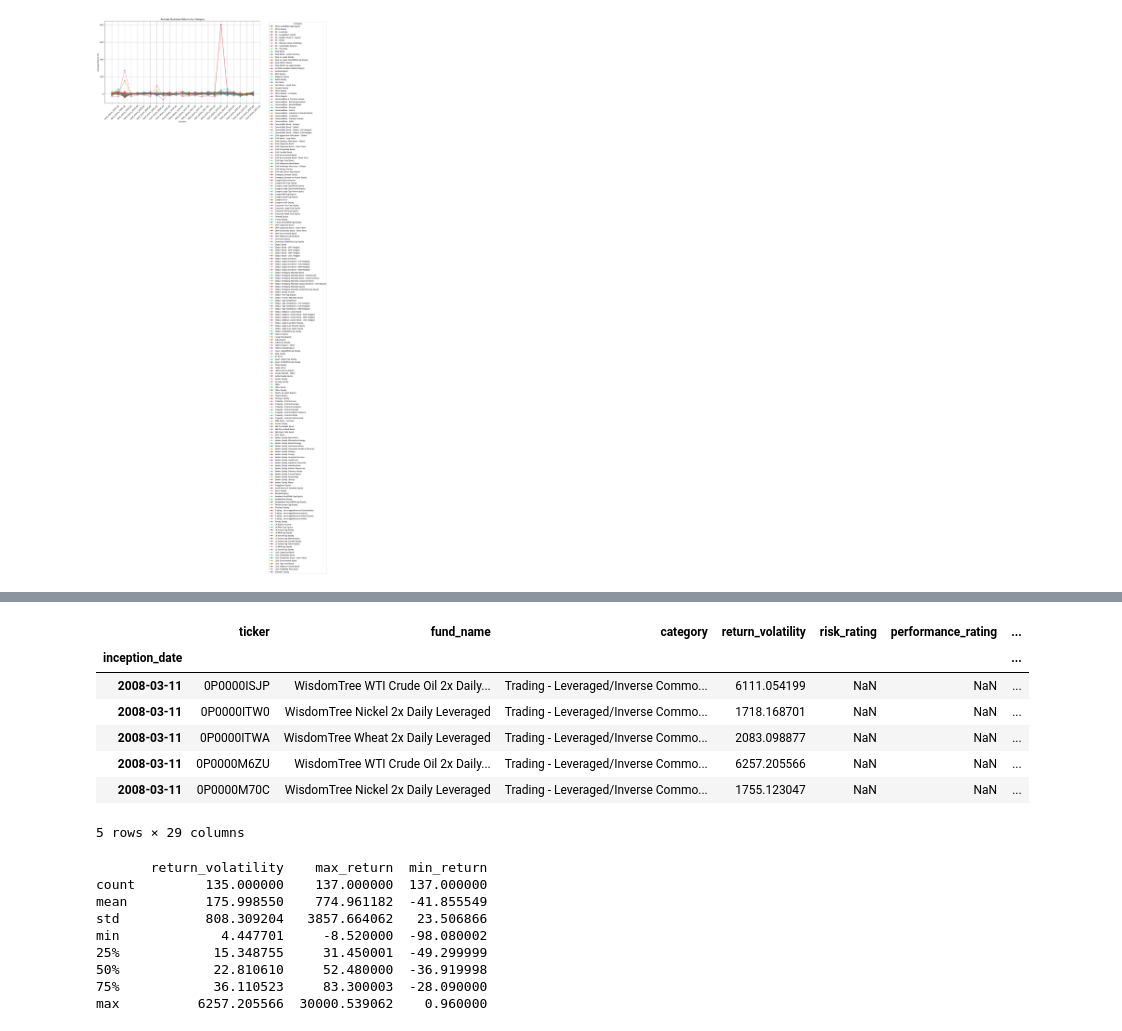
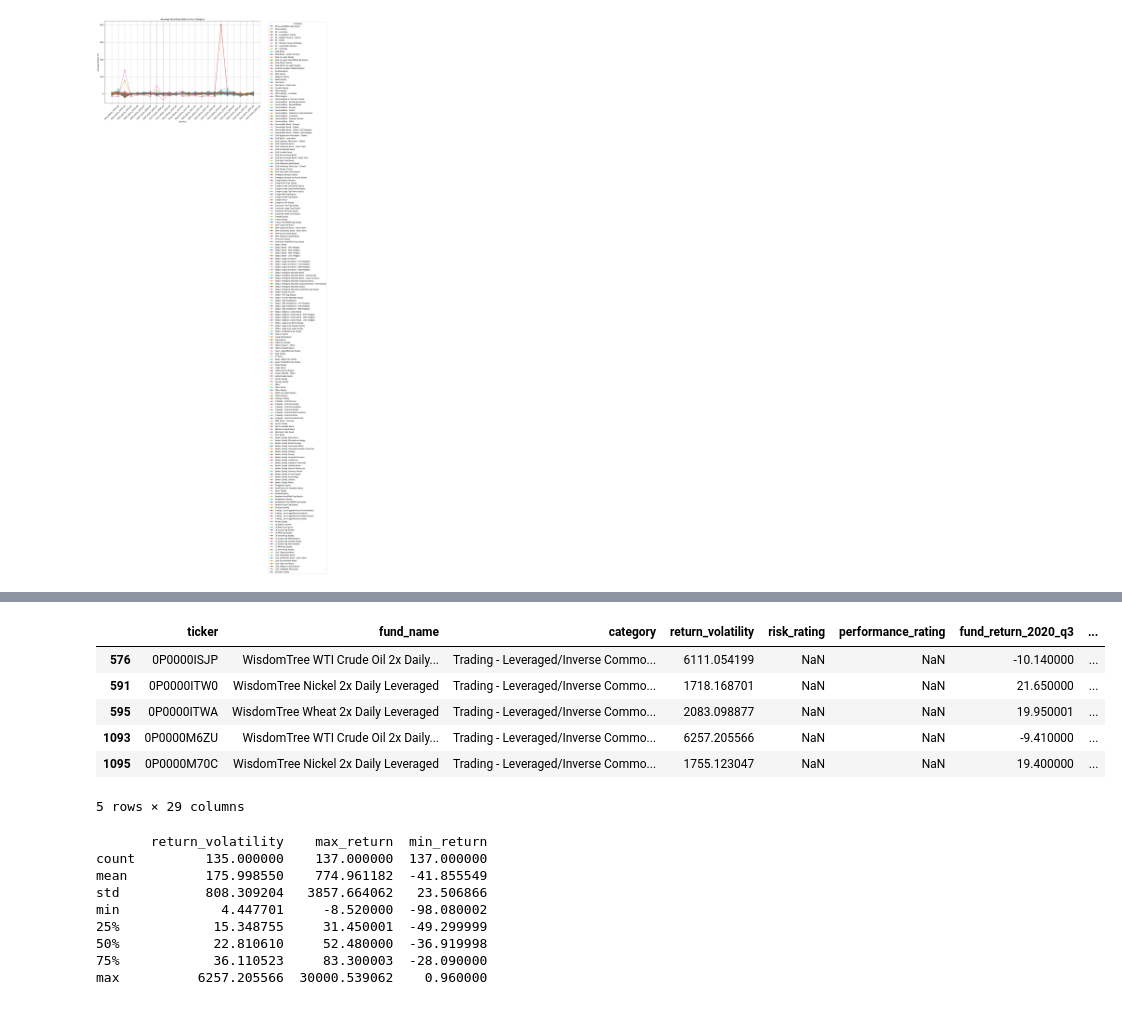
Before and after one commit to rmckiernan9/portfolio, a Jupyter notebook: markets/ETF EDA.ipynb, the cells around one changed output, grey strips where cells are left out. Cells and saved outputs as stored; diff of their text form; code cells hidden in the pictures.

```diff
--- a/markets/ETF EDA.ipynb
+++ b/markets/ETF EDA.ipynb
@@ -195,32 +192,31 @@ funds_q2_2016.head()
 # %%
 #Volatility check
-#q_cols = list(qrc3.columns)
-#etf['return_volatility'] = etf[qrc3.columns].std(axis=1, skipna=True)
+q_cols = list(qrc3.columns)
+etf['return_volatility'] = etf[qrc3.columns].std(axis=1, skipna=True)
 
 # Identify funds with both high returns and high volatility (risky returns)
 # Defining thresholds for high returns and high volatility
 # Calculate thresholds for high returns and high volatility
-#high_return_threshold = etf[qrc3.columns].mean().mean() + 2 * etf[qrc3.columns].mean().std()
-#high_volatility_threshold = etf['return_volatility'].mean() + 2 * etf['return_volatility'].std()
+high_return_threshold = etf[qrc3.columns].mean().mean() + 2 * etf[qrc3.columns].mean().std()
+high_volatility_threshold = etf['return_volatility'].mean() + 2 * etf['return_volatility'].std()
 
 
-#extras = ['ticker', 'fund_name', 'category', 'return_volatility', 'risk_rating', 'performance_rating']
-# Identify funds with high returns and high volatility
-#risky_funds = etf.loc[
-#    (etf[qrc3.columns].max(axis=1) > high_return_threshold) &
-#    (etf['return_volatility'] > high_volatility_threshold),
-#    (extras + q_cols)
-#]
+extras = ['ticker', 'fund_name', 'category', 'return_volatility', 'risk_rating', 'performance_rating']
+#Identify funds with high returns and high volatility
+risky_funds = etf.loc[
+    (etf[qrc3.columns].max(axis=1) > high_return_threshold) &
+    (etf['return_volatility'] > high_volatility_threshold),
+    (extras + q_cols)
+]
 
-#risky_funds.head()
+risky_funds.head()
 # %% [output]
-|  | ticker | fund_name | category | return_volatility | risk_rating | performance_rating | ... |
-| inception_date |  |  |  |  |  |  | ... |
-| 2008-03-11 | 0P0000ISJP | WisdomTree WTI Crude Oil 2x Daily... | Trading - Leveraged/Inverse Commo... | 6111.054199 | NaN | NaN | ... |
-| 2008-03-11 | 0P0000ITW0 | WisdomTree Nickel 2x Daily Leveraged | Trading - Leveraged/Inverse Commo... | 1718.168701 | NaN | NaN | ... |
-| 2008-03-11 | 0P0000ITWA | WisdomTree Wheat 2x Daily Leveraged | Trading - Leveraged/Inverse Commo... | 2083.098877 | NaN | NaN | ... |
-| 2008-03-11 | 0P0000M6ZU | WisdomTree WTI Crude Oil 2x Daily... | Trading - Leveraged/Inverse Commo... | 6257.205566 | NaN | NaN | ... |
-| 2008-03-11 | 0P0000M70C | WisdomTree Nickel 2x Daily Leveraged | Trading - Leveraged/Inverse Commo... | 1755.123047 | NaN | NaN | ... |
+|  | ticker | fund_name | category | return_volatility | risk_rating | performance_rating | fund_return_2020_q3 | ... |
+| 576 | 0P0000ISJP | WisdomTree WTI Crude Oil 2x Daily... | Trading - Leveraged/Inverse Commo... | 6111.054199 | NaN | NaN | -10.140000 | ... |
+| 591 | 0P0000ITW0 | WisdomTree Nickel 2x Daily Leveraged | Trading - Leveraged/Inverse Commo... | 1718.168701 | NaN | NaN | 21.650000 | ... |
+| 595 | 0P0000ITWA | WisdomTree Wheat 2x Daily Leveraged | Trading - Leveraged/Inverse Commo... | 2083.098877 | NaN | NaN | 19.950001 | ... |
+| 1093 | 0P0000M6ZU | WisdomTree WTI Crude Oil 2x Daily... | Trading - Leveraged/Inverse Commo... | 6257.205566 | NaN | NaN | -9.410000 | ... |
+| 1095 | 0P0000M70C | WisdomTree Nickel 2x Daily Leveraged | Trading - Leveraged/Inverse Commo... | 1755.123047 | NaN | NaN | 19.400000 | ... |
 5 rows × 29 columns
 # %%
 etf['return_volatility'] = etf[q_cols].std(axis=1, skipna=True)
```
Also changed, not shown: parts of 34 cells of this notebook.
